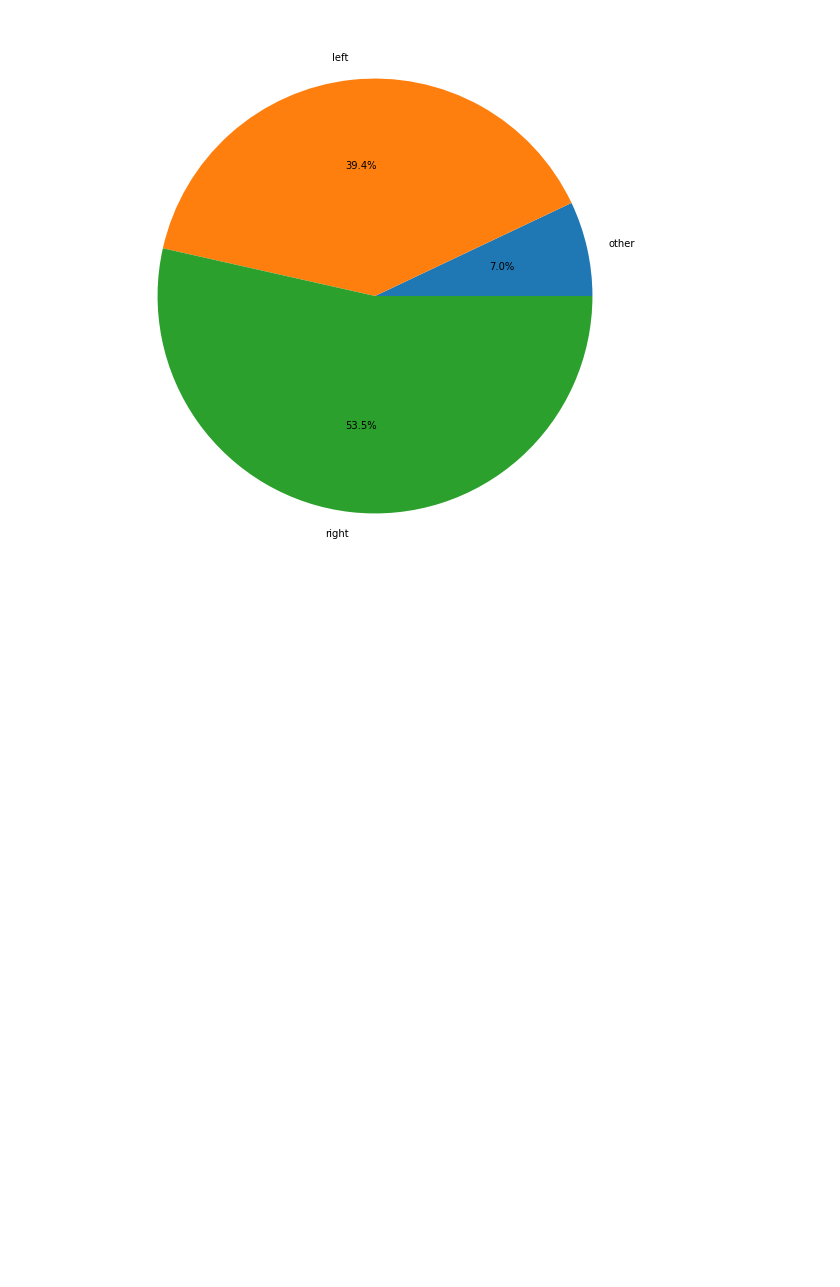
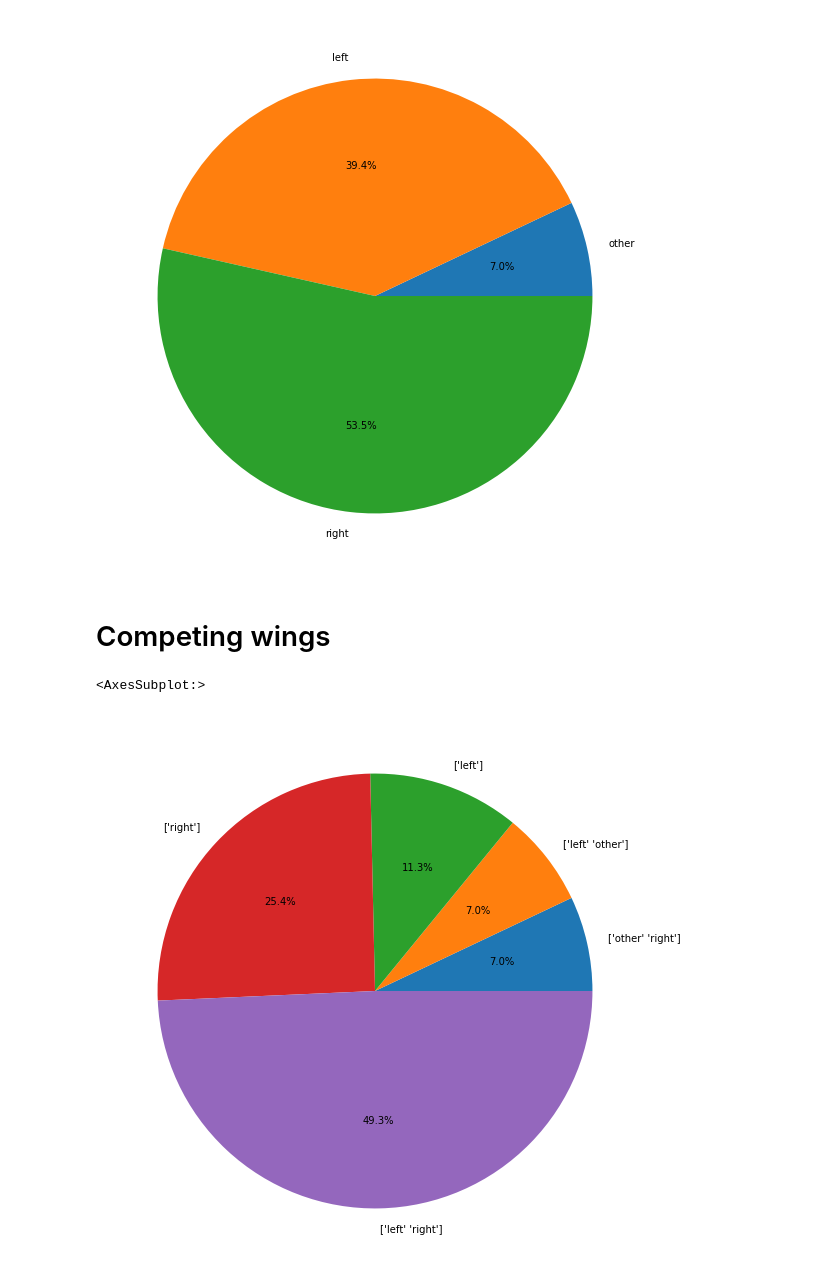
Before and after one commit to tomcis/lithuanian-parliamentary-election-2020, a Jupyter notebook: notebooks/single-member_elections.ipynb, the cells around one changed output. Saved outputs shown, nothing was run; the diff lists cells and outputs as text; code cells hidden in the pictures; blank space fills up the shorter version.

Commit message:
Add competing wings in each district

```diff
--- a/notebooks/single-member_elections.ipynb
+++ b/notebooks/single-member_elections.ipynb
@@ -181,3 +203,12 @@ count_wings.sort_values().plot.pie(figsize=(10, 10), autopct='%1.1f%%', ylabel="
 # %% [output]
 <AxesSubplot:>
 [figure]
+# %% [markdown]
+# Competing wings
+# %%
+c = Counter([str(np.sort(district["wing"].unique())) for district in np.array_split(agg_results, 71)])
+# %%
+pd.Series(c.values(), index=c.keys()).sort_values().plot.pie(figsize=(10, 10), autopct='%1.1f%%', ylabel="")
+# %% [output]
+<AxesSubplot:>
+[figure, added]
```
Also changed, not shown: parts of 5 cells of this notebook.
